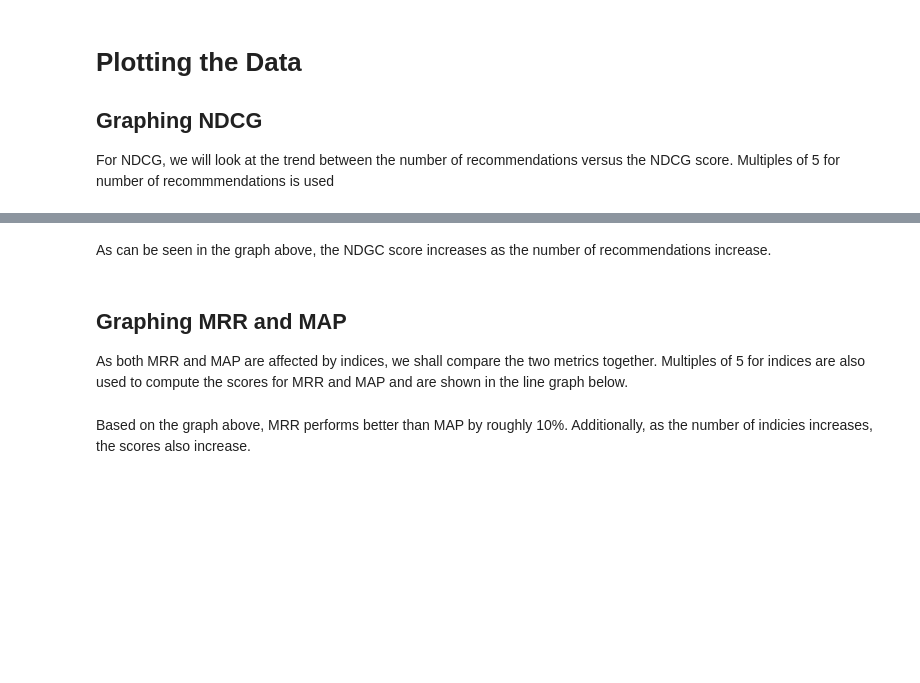
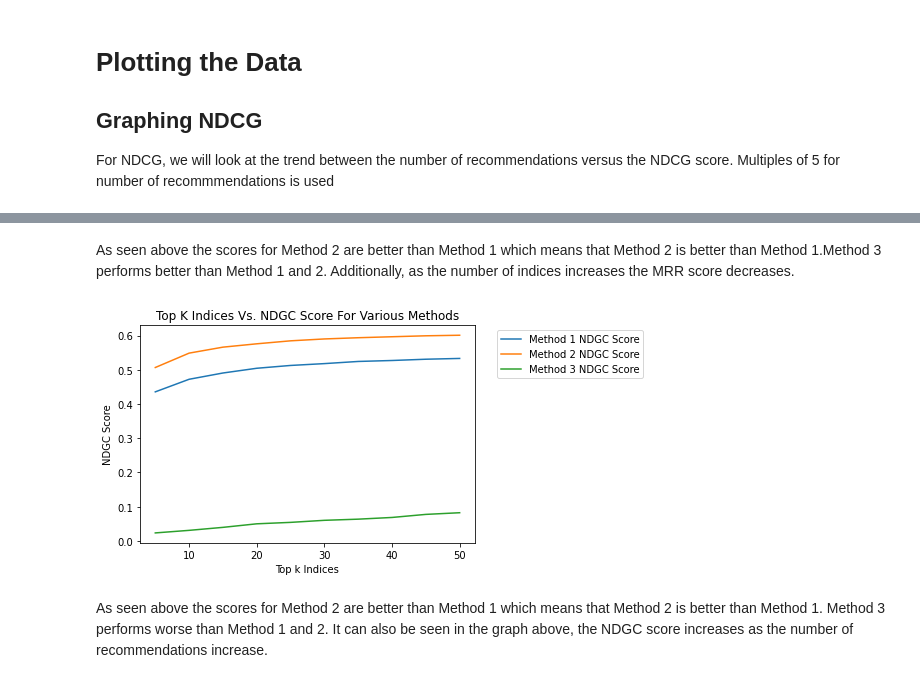
Before and after one commit to YeshaP/ENSF544_Proj2, a Jupyter notebook: Project2-1.ipynb, the cells around one changed output, grey strips where cells are left out. Drawn from its saved outputs; the diff is of its cells as text; code cells hidden in the pictures; blank space fills up the shorter version.

```diff
--- a/Project2-1.ipynb
+++ b/Project2-1.ipynb
@@ -488,6 +571,21 @@ display(allProjectTop50Indexes)
+# %% [markdown]
+As seen above the scores for Method 2 are better than Method 1 which means that Method 2 is better than Method 1.Method 3 performs better than Method 1 and 2. Additionally, as the number of indices increases the MRR score decreases.
+# %%
+ndgcMethod1 = allProjectTop50Indexes.iloc[6]
+ndgcMethod2 = allProjectTop50Indexes.iloc[7]
+ndgcMethod3 = allProjectTop50Indexes.iloc[8]
+xLabels = [5,10,15,20,25,30,35,40,45,50]
+
+fig, ax = plt.subplots()
+plt.plot(xLabels, ndgcMethod1, label = "Method 1 NDGC Score")
+plt.plot(xLabels, ndgcMethod2, label = "Method 2 NDGC Score")
+plt.plot(xLabels, ndgcMethod3, label = "Method 3 NDGC Score")
+plt.legend(bbox_to_anchor=(1.05, 1), loc='upper left')
+plt.title("Top K Indices Vs. NDGC Score For Various Methods")
+plt.ylabel("NDGC Score")
+plt.xlabel("Top k Indices")
+plt.show()
+# %% [output]
+[figure, added]
 # %% [markdown]
-As can be seen in the graph above, the NDGC score increases as the number of recommendations increase.
+As seen above the scores for Method 2 are better than Method 1 which means that Method 2 is better than Method 1.  Method 3 performs worse than Method 1 and 2. It can also be seen in the graph above, the NDGC score increases as the number of recommendations increase.
-# %% [markdown]
-## Graphing MRR and MAP
-
-As both MRR and MAP are affected by indices, we shall compare the two metrics together. Multiples of 5 for indices are also used to compute the scores for MRR and MAP and are shown in the line graph below.
@@ -523,2 +591,0 @@ As both MRR and MAP are affected by indices, we shall compare the two metrics to
-# %% [markdown]
-Based on the graph above, MRR performs better than MAP by roughly 10%. Additionally, as the number of indicies increases, the scores also increase.
```
Also changed, not shown: parts of 14 cells of this notebook.
